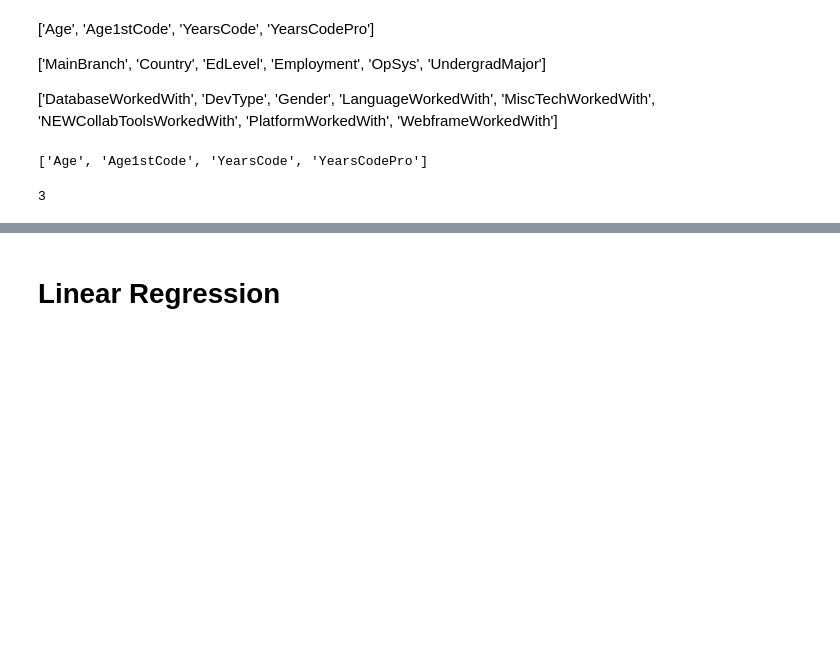
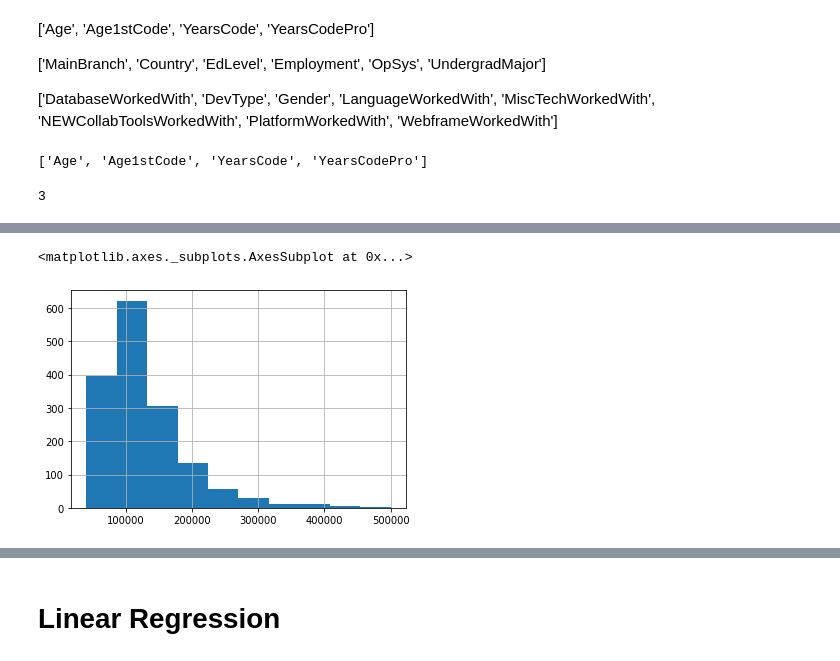
Before and after one commit to kevinclee26/salary_prediction, a Jupyter notebook: model/Untitled.ipynb, the cells around one changed output, grey strips where cells are left out. Cells and saved outputs as stored; diff of their text form; code cells hidden in the pictures; blank space fills up the shorter version.

```diff
--- a/model/Untitled.ipynb
+++ b/model/Untitled.ipynb
@@ -354,0 +381,5 @@ sorted(list(zip(rfr.feature_importances_, input_ary.columns)), reverse=True)
+# %%
+y_test.hist()
+# %% [output]
+<matplotlib.axes._subplots.AxesSubplot at 0x...>
+[figure, added]
```
Also changed, not shown: parts of 19 cells of this notebook.
